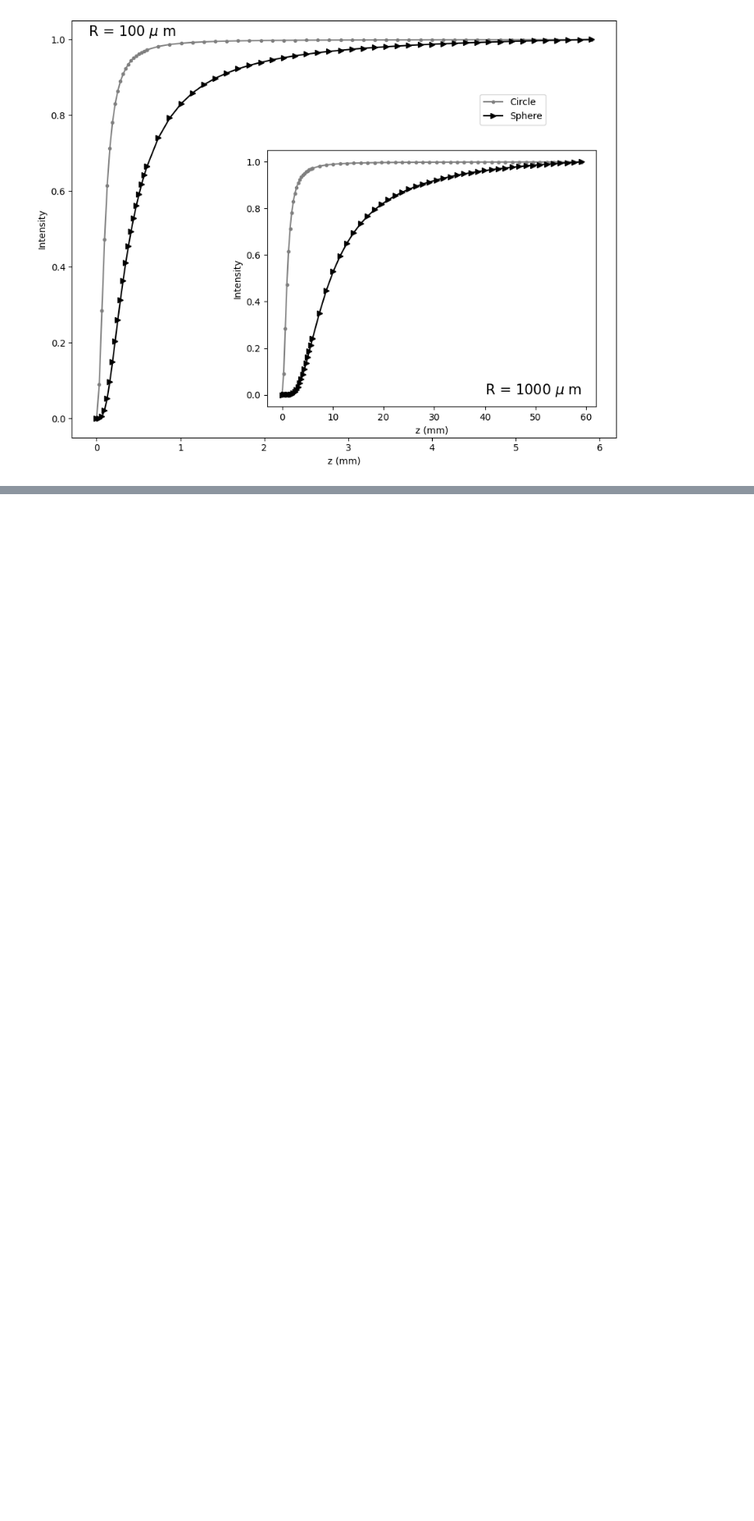
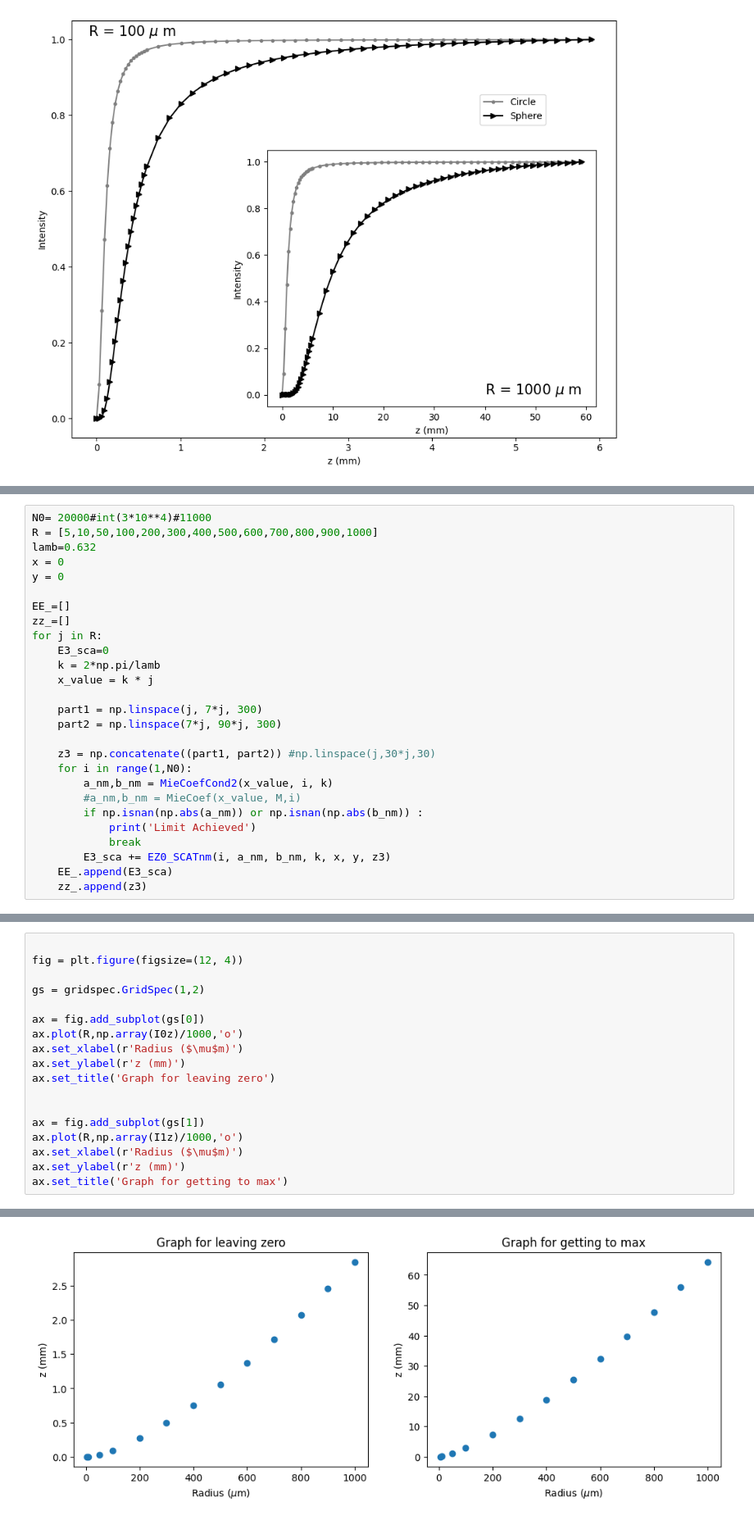
Before and after one commit to PassosSouza/MieBrightSpot, a Jupyter notebook: ComparaCirc-Esf.ipynb, the cells around one changed output, grey strips where cells are left out. Shown at 82% size. Saved outputs shown, nothing was run; the diff lists cells and outputs as text; blank space fills up the shorter version.

```diff
--- a/ComparaCirc-Esf.ipynb
+++ b/ComparaCirc-Esf.ipynb
@@ -548,0 +580,27 @@ plt.savefig('Comparar2.pdf',dpi=300)  # Display the plot
+# %%
+N0= 20000#int(3*10**4)#11000
+R = [5,10,50,100,200,300,400,500,600,700,800,900,1000]
+lamb=0.632
+x = 0
+y = 0
+
+EE_=[]
+zz_=[]
+for j in R:
+    E3_sca=0
+    k = 2*np.pi/lamb
+    x_value = k * j
+
+    part1 = np.linspace(j, 7*j, 300)
+    part2 = np.linspace(7*j, 90*j, 300)
+
+    z3 = np.concatenate((part1, part2)) #np.linspace(j,30*j,30)
+    for i in range(1,N0):
+        a_nm,b_nm = MieCoefCond2(x_value, i, k)
+        #a_nm,b_nm = MieCoef(x_value, M,i)
+        if np.isnan(np.abs(a_nm)) or np.isnan(np.abs(b_nm)) :
+            print('Limit Achieved')
+            break
+        E3_sca += EZ0_SCATnm(i, a_nm, b_nm, k, x, y, z3)
+    EE_.append(E3_sca)
+    zz_.append(z3)
@@ -548,0 +690,19 @@ plt.savefig('Comparar2.pdf',dpi=300)  # Display the plot
+# %%
+
+fig = plt.figure(figsize=(12, 4))
+
+gs = gridspec.GridSpec(1,2)
+
+ax = fig.add_subplot(gs[0])
+ax.plot(R,np.array(I0z)/1000,'o')
+ax.set_xlabel(r'Radius ($\mu$m)')
+ax.set_ylabel(r'z (mm)')
+ax.set_title('Graph for leaving zero')
+
+
+ax = fig.add_subplot(gs[1])
+ax.plot(R,np.array(I1z)/1000,'o')
+ax.set_xlabel(r'Radius ($\mu$m)')
+ax.set_ylabel(r'z (mm)')
+ax.set_title('Graph for getting to max')
+# %% [output]
@@ -548,0 +710 @@ plt.savefig('Comparar2.pdf',dpi=300)  # Display the plot
+[figure, added]
```
Also changed, not shown: parts of 8 cells of this notebook.
